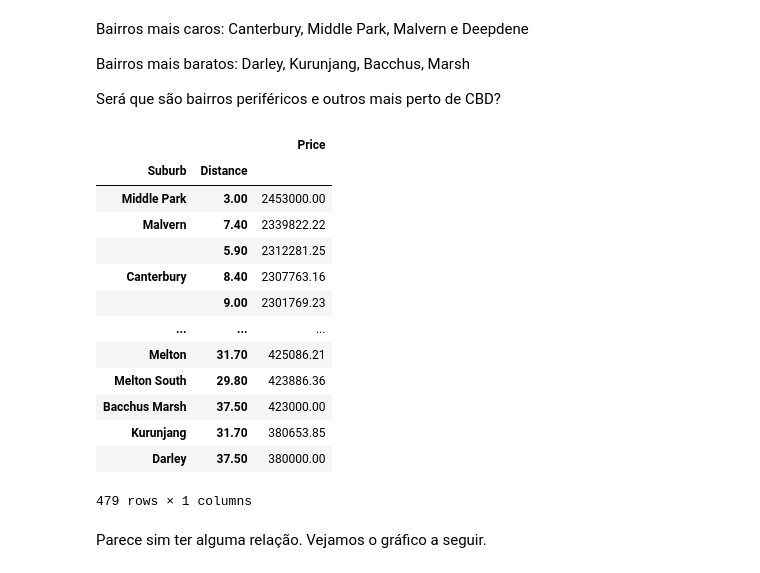
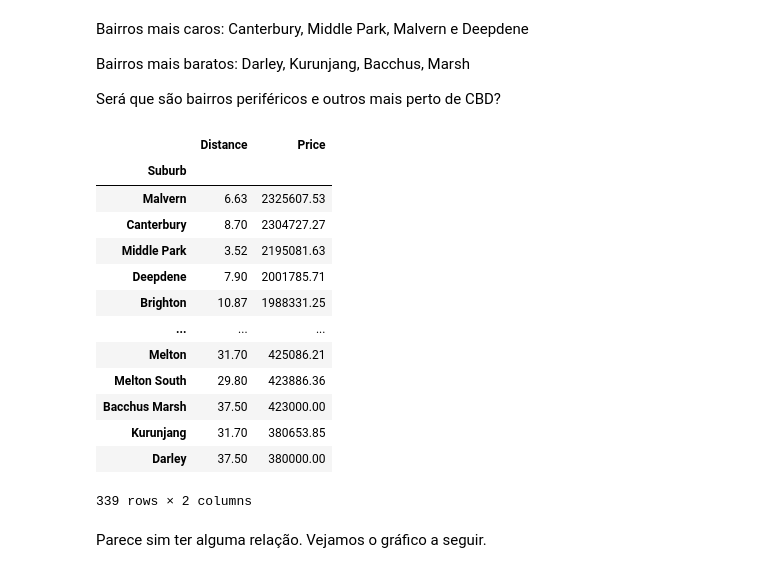
Before and after one commit to taryll/EDA_melbourne_house_price, a Jupyter notebook: src/notebook/Analise_dados.ipynb, the cells around one changed output. Saved outputs shown, nothing was run; the diff lists cells and outputs as text; code cells hidden in the pictures.

```diff
--- a/src/notebook/Analise_dados.ipynb
+++ b/src/notebook/Analise_dados.ipynb
@@ -89,22 +108,22 @@ Bairros mais baratos: Darley, Kurunjang, Bacchus, Marsh
 
 Será que são bairros periféricos e outros mais perto de CBD?
 # %%
-df_eda.loc[:, ['Suburb', 'Distance', 'Price']].groupby(['Suburb', 'Distance']).mean().sort_values(by = 'Price', ascending = False)
+df_eda.loc[:, ['Suburb', 'Distance', 'Price']].groupby(['Suburb']).mean().sort_values(by = 'Price', ascending = False)
 # %% [output]
-|  |  | Price |
-| Suburb | Distance |  |
-| Middle Park | 3.00 | 2453000.00 |
-| Malvern | 7.40 | 2339822.22 |
-|  | 5.90 | 2312281.25 |
-| Canterbury | 8.40 | 2307763.16 |
-|  | 9.00 | 2301769.23 |
+|  | Distance | Price |
+| Suburb |  |  |
+| Malvern | 6.63 | 2325607.53 |
+| Canterbury | 8.70 | 2304727.27 |
+| Middle Park | 3.52 | 2195081.63 |
+| Deepdene | 7.90 | 2001785.71 |
+| Brighton | 10.87 | 1988331.25 |
 | ... | ... | ... |
 | Melton | 31.70 | 425086.21 |
 | Melton South | 29.80 | 423886.36 |
 | Bacchus Marsh | 37.50 | 423000.00 |
 | Kurunjang | 31.70 | 380653.85 |
 | Darley | 37.50 | 380000.00 |
-479 rows × 1 columns
+339 rows × 2 columns
 # %% [markdown]
 Parece sim ter alguma relação. Vejamos o gráfico a seguir.
 # %%
```
Also changed, not shown: parts of 14 cells of this notebook, 1 other file.
